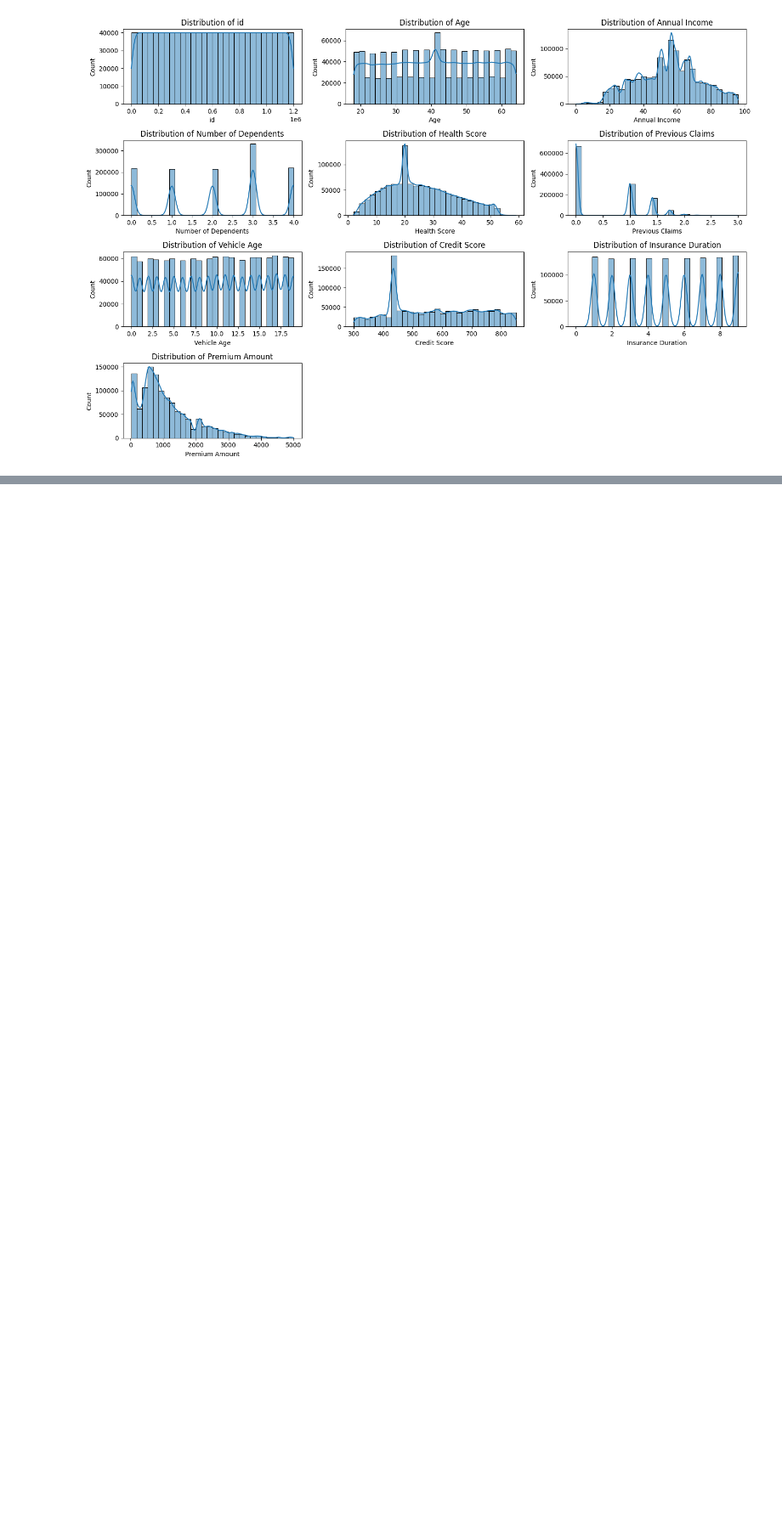
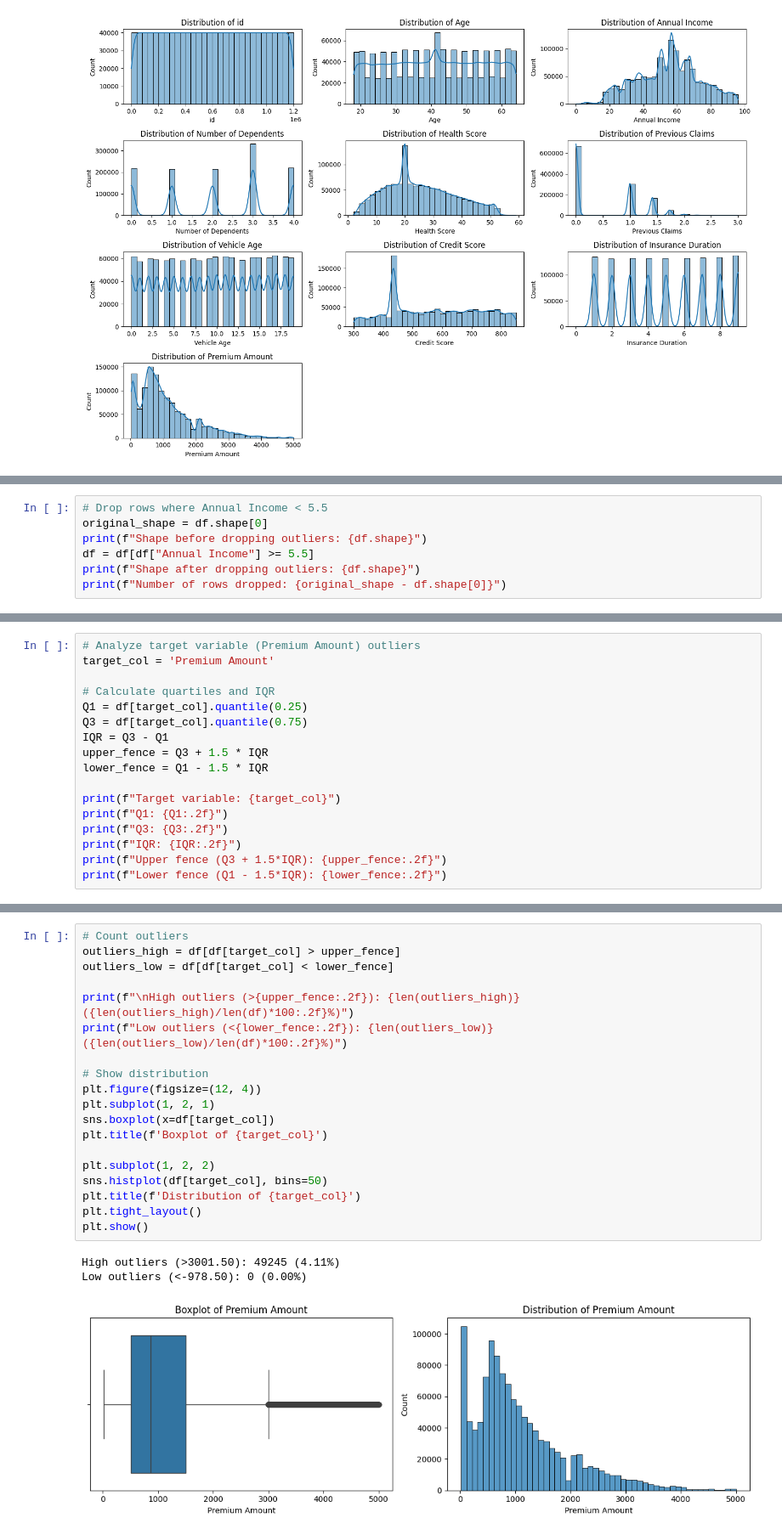
Before and after one commit to anushka3690/Regression-for-Insurance-Premiums, a Jupyter notebook: notebook.ipynb, the cells around one changed output, grey strips where cells are left out. Shown at 85% size. Drawn from its saved outputs; the diff is of its cells as text; blank space fills up the shorter version.

```diff
--- a/notebook.ipynb
+++ b/notebook.ipynb
@@ -236,0 +310,7 @@ plt.show()
+# %%
+# Drop rows where Annual Income < 5.5
+original_shape = df.shape[0]
+print(f"Shape before dropping outliers: {df.shape}")
+df = df[df["Annual Income"] >= 5.5]
+print(f"Shape after dropping outliers: {df.shape}")
+print(f"Number of rows dropped: {original_shape - df.shape[0]}")
@@ -236,0 +323,17 @@ plt.show()
+# %%
+# Analyze target variable (Premium Amount) outliers
+target_col = 'Premium Amount'
+
+# Calculate quartiles and IQR
+Q1 = df[target_col].quantile(0.25)
+Q3 = df[target_col].quantile(0.75)
+IQR = Q3 - Q1
+upper_fence = Q3 + 1.5 * IQR
+lower_fence = Q1 - 1.5 * IQR
+
+print(f"Target variable: {target_col}")
+print(f"Q1: {Q1:.2f}")
+print(f"Q3: {Q3:.2f}")
+print(f"IQR: {IQR:.2f}")
+print(f"Upper fence (Q3 + 1.5*IQR): {upper_fence:.2f}")
+print(f"Lower fence (Q1 - 1.5*IQR): {lower_fence:.2f}")
@@ -236,0 +347,23 @@ plt.show()
+# %%
+# Count outliers
+outliers_high = df[df[target_col] > upper_fence]
+outliers_low = df[df[target_col] < lower_fence]
+
+print(f"\nHigh outliers (>{upper_fence:.2f}): {len(outliers_high)} ({len(outliers_high)/len(df)*100:.2f}%)")
+print(f"Low outliers (<{lower_fence:.2f}): {len(outliers_low)} ({len(outliers_low)/len(df)*100:.2f}%)")
+
+# Show distribution
+plt.figure(figsize=(12, 4))
+plt.subplot(1, 2, 1)
+sns.boxplot(x=df[target_col])
+plt.title(f'Boxplot of {target_col}')
+
+plt.subplot(1, 2, 2)
+sns.histplot(df[target_col], bins=50)
+plt.title(f'Distribution of {target_col}')
+plt.tight_layout()
+plt.show()
+# %% [output]
+High outliers (>3001.50): 49245 (4.11%)
+Low outliers (<-978.50): 0 (0.00%)
+[figure, added]
```
Also changed, not shown: parts of 9 cells of this notebook.
